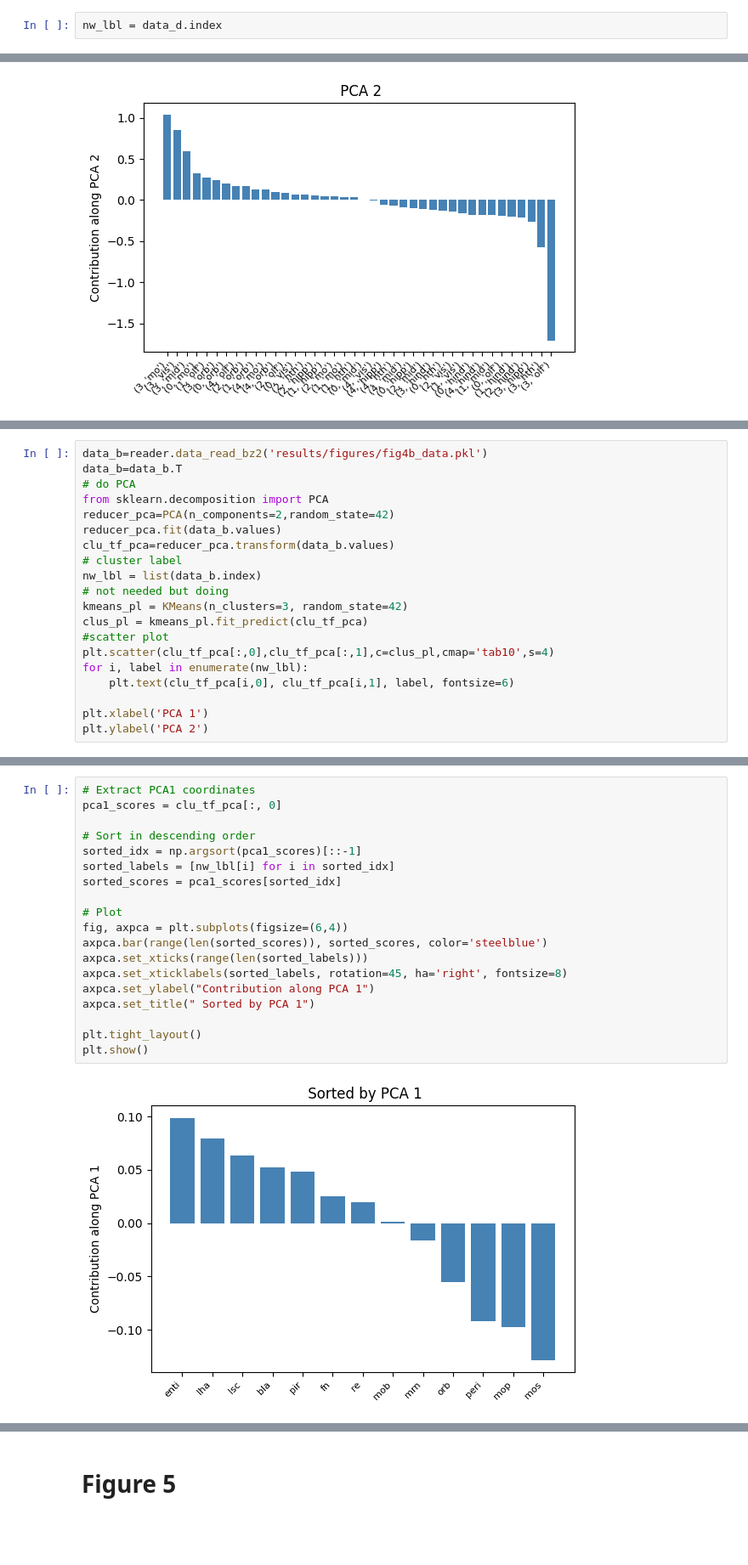
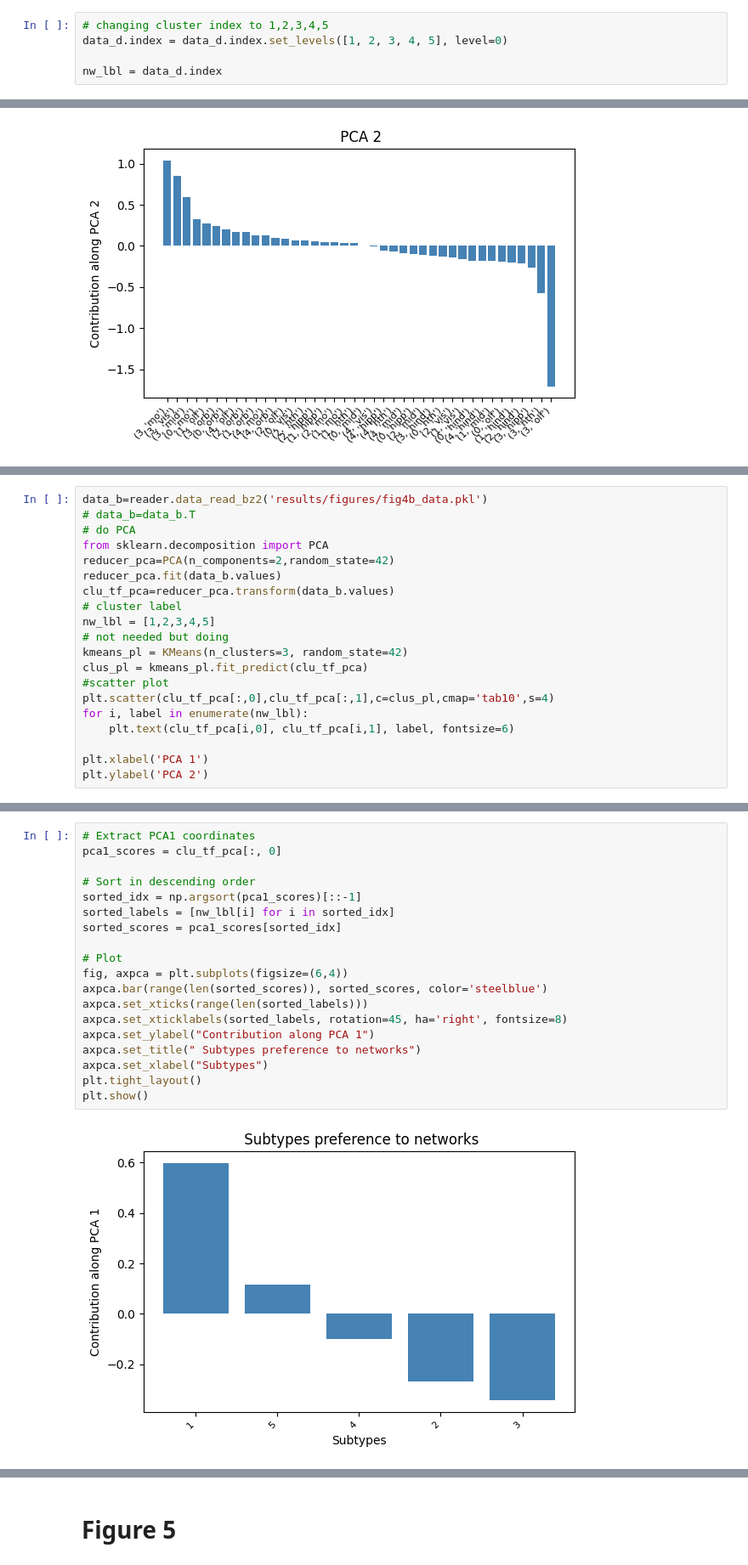
Before and after one commit to csndl-iitd/srg-tes-epilepsy-models, a Jupyter notebook: analysis/notebooks/Analyse fig_March_26.ipynb, the cells around one changed output, grey strips where cells are left out. Shown at 85% size. Drawn from its saved outputs; the diff is of its cells as text; blank space fills up the shorter version.

```diff
--- a/analysis/notebooks/Analyse fig_March_26.ipynb
+++ b/analysis/notebooks/Analyse fig_March_26.ipynb
@@ -1156,4 +1144,7 @@ reducer_pca=PCA(n_components=2,random_state=42)
 reducer_pca.fit(data_d.values)
 clu_tf_pca=reducer_pca.transform(data_d.values)
 # %%
+# changing cluster index to 1,2,3,4,5
+data_d.index = data_d.index.set_levels([1, 2, 3, 4, 5], level=0)
+
 nw_lbl = data_d.index
@@ -1248,13 +1225,13 @@ Fig 4b analysis
 # %%
 data_b=reader.data_read_bz2('results/figures/fig4b_data.pkl')
-data_b=data_b.T
+# data_b=data_b.T
 # do PCA
 from sklearn.decomposition import PCA
 reducer_pca=PCA(n_components=2,random_state=42)
 reducer_pca.fit(data_b.values)
 clu_tf_pca=reducer_pca.transform(data_b.values)
 # cluster label
-nw_lbl = list(data_b.index)
+nw_lbl = [1,2,3,4,5]
 # not needed but doing
 kmeans_pl = KMeans(n_clusters=3, random_state=42)
 clus_pl = kmeans_pl.fit_predict(clu_tf_pca)
@@ -1271,21 +1248,21 @@ Text(0, 0.5, 'PCA 2')
 # %%
 # Extract PCA1 coordinates
 pca1_scores = clu_tf_pca[:, 0]
 
 # Sort in descending order
 sorted_idx = np.argsort(pca1_scores)[::-1]
 sorted_labels = [nw_lbl[i] for i in sorted_idx]
 sorted_scores = pca1_scores[sorted_idx]
 
 # Plot
 fig, axpca = plt.subplots(figsize=(6,4))
 axpca.bar(range(len(sorted_scores)), sorted_scores, color='steelblue')
 axpca.set_xticks(range(len(sorted_labels)))
 axpca.set_xticklabels(sorted_labels, rotation=45, ha='right', fontsize=8)
 axpca.set_ylabel("Contribution along PCA 1")
-axpca.set_title(" Sorted by PCA 1")
-
+axpca.set_title(" Subtypes preference to networks")
+axpca.set_xlabel("Subtypes")
 plt.tight_layout()
 plt.show()
 # %% [output]
-[figure, old version]
+[figure, new version]
```
Also changed, not shown: parts of 15 cells of this notebook, 3 other files.
